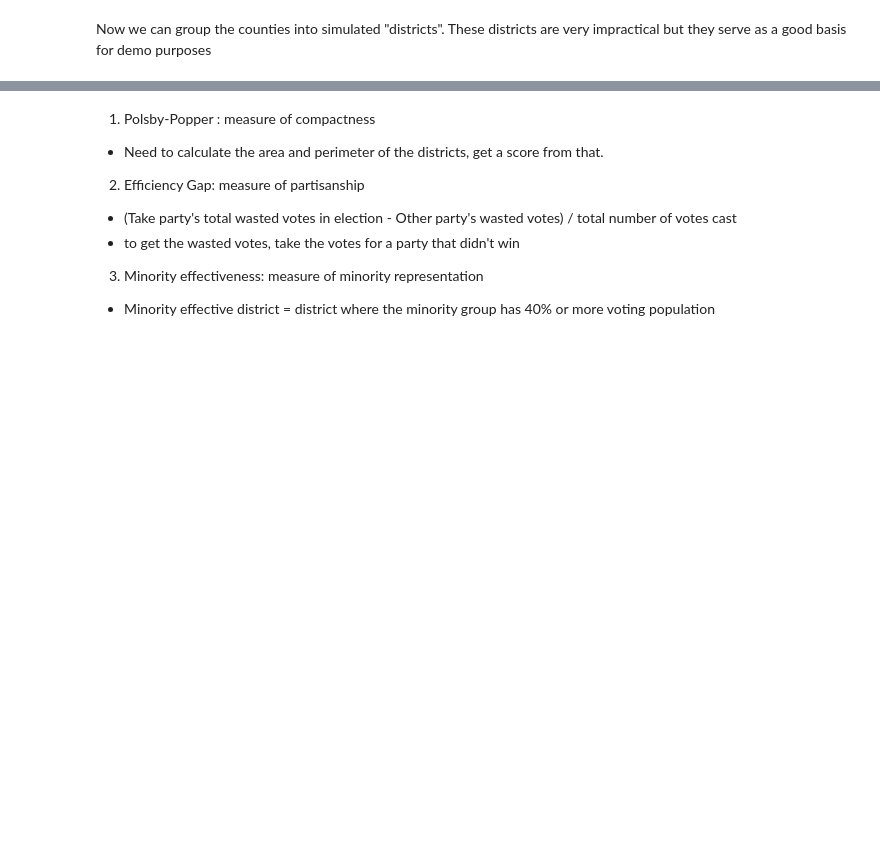
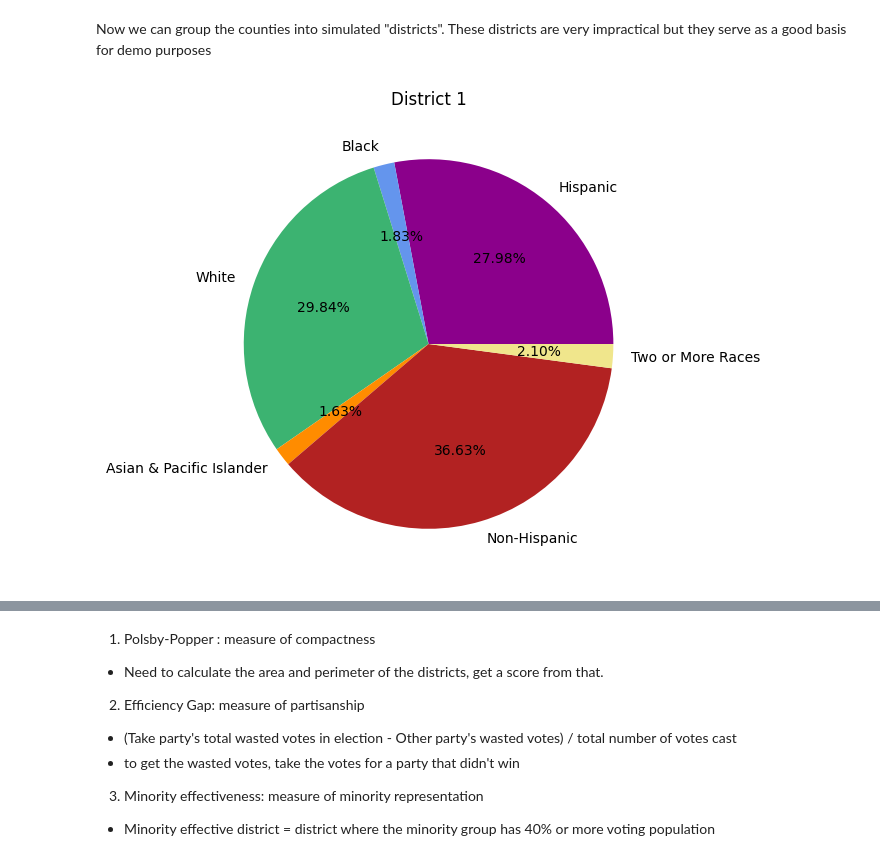
Before and after one commit to Jeysen34/FairyMander, a Jupyter notebook: TechDemo/demo2.ipynb, the cells around one changed output, grey strips where cells are left out. Saved outputs shown, nothing was run; the diff lists cells and outputs as text; code cells hidden in the pictures; blank space fills up the shorter version.

```diff
--- a/TechDemo/demo2.ipynb
+++ b/TechDemo/demo2.ipynb
@@ -81,3 +81,91 @@ SAMPLE_DISTRICTS = {
     3: ['MOHAVE', 'YAVAPAI', 'LA PAZ'],
     4: ['COCONINO', 'NAVAJO', 'APACHE']
 }
+# %%
+SAMPLE_DISTRICTS_2 = {
+    1: ['Yuma County', 'Pima County', 'Santa Cruz County', 'Cochise County'],
+    2: ['Maricopa County', 'Gila County', 'Pinal County', 'Graham County', 'Greenlee County'],
+    3: ['Mohave County', 'Yavapai County', 'La Paz County'],
+    4: ['Coconino County', 'Navajo County', 'Apache County']
+}
+# %%
+import matplotlib.pyplot as plt
+
+hispanicPercent = 0
+whitePercent = 0
+blackPercent = 0
+asianHawaiianPercent = 0
+nonHispanicPercent = 0
+twoOrMoreRacesPercent = 0
+
+# loop through the counties in each district
+for district, counties in SAMPLE_DISTRICTS_2.items():
+    totalHispanicPop = 0
+    totalWhitePop = 0
+    totalBlackPop = 0
+    totalAsianHawaiianPop = 0
+    totalNonHispanicPop = 0
+    totalTwoOrMorePop = 0
+    cummulativeTotalPop = 0
+
+    # loop through the list of counties in that district
+    for county in counties:
+        # get the hispanic population of the county, add it to the total
+        hispanicPop = geo_data.loc[geo_data['COUNTY'] == county, 'HSP_POP22']
+        totalHispanicPop += hispanicPop.iloc[0]
+
+        # get the white population of the county, add it to the total
+        whitePop = geo_data.loc[geo_data['COUNTY'] == county, 'WHT_NHSP22']
+        totalWhitePop += whitePop.iloc[0]
+
+        # get the black population of the county, add it to the total
+        blackPop = geo_data.loc[geo_data['COUNTY'] == county, 'BLK_NHSP22']
+        totalBlackPop += blackPop.iloc[0]
+
+        # get the asian population of the county, add it to the total
+        asianHawaiianPop = geo_data.loc[geo_data['COUNTY'] == county, 'ASN_NHSP22']
+        # get the hawaiian population of the county, add it to the total
+        hawaiianPop = geo_data.loc[geo_data['COUNTY'] == county, 'HPI_NHSP22']
+        totalAsianHawaiianPop += asianHawaiianPop.iloc[0]
+        totalAsianHawaiianPop += hawaiianPop.iloc[0]
+
+
+    # replace this with Native American
+        # get the non-hispanic population of the county, add it to the total
+        nonHispanicPop = geo_data.loc[geo_data['COUNTY'] == county, 'NHSP_POP22']
+        totalNonHispanicPop += nonHispanicPop.iloc[0]
+
+        # get the two or more races population of the county, add it to the total
+        twoOrMorePop = geo_data.loc[geo_data['COUNTY'] == county, '2OM_NHSP22']
+        totalTwoOrMorePop += twoOrMorePop.iloc[0]
+
+        # get the counties total population, add it to the total
+        totalPop = geo_data.loc[geo_data['COUNTY'] == county, 'TOT_POP22']
+        cummulativeTotalPop += totalPop.iloc[0]
+
+
+    # calculate the percentage of each race in the district
+    hispanicPercent = totalHispanicPop / cummulativeTotalPop
+    whitePercent = totalWhitePop / cummulativeTotalPop
+    blackPercent = totalBlackPop / cummulativeTotalPop
+    asianHawaiianPercent = totalAsianHawaiianPop / cummulativeTotalPop
+    nonHispanicPercent = totalNonHispanicPop / cummulativeTotalPop
+    twoOrMoreRacesPercent = totalTwoOrMorePop / cummulativeTotalPop
+
+    # put the percentages into an array, to be used for pie chart
+    demographics = [ hispanicPercent, blackPercent, whitePercent, asianHawaiianPercent, nonHispanicPercent, twoOrMoreRacesPercent ]
+
+    # define specifics for the pie chart
+    labels = ['Hispanic', 'Black', 'White', 'Asian & Pacific Islander', 'Non-Hispanic', 'Two or More Races']
+    title = 'District ' + str(district)
+    colors = ['darkmagenta', 'cornflowerblue', 'mediumseagreen', 'darkorange', 'firebrick', 'khaki' ]
+
+    # create a pie chart
+    plt.figure( figsize = (6, 6) )
+    plt.pie( demographics, labels = labels, colors = colors, autopct = '%1.2f%%' )
+    plt.title( title )
+
+    # show the pie chart
+    plt.show()
+# %% [output]
+[figure, added]
```
Also changed, not shown: parts of 1 cell of this notebook.
